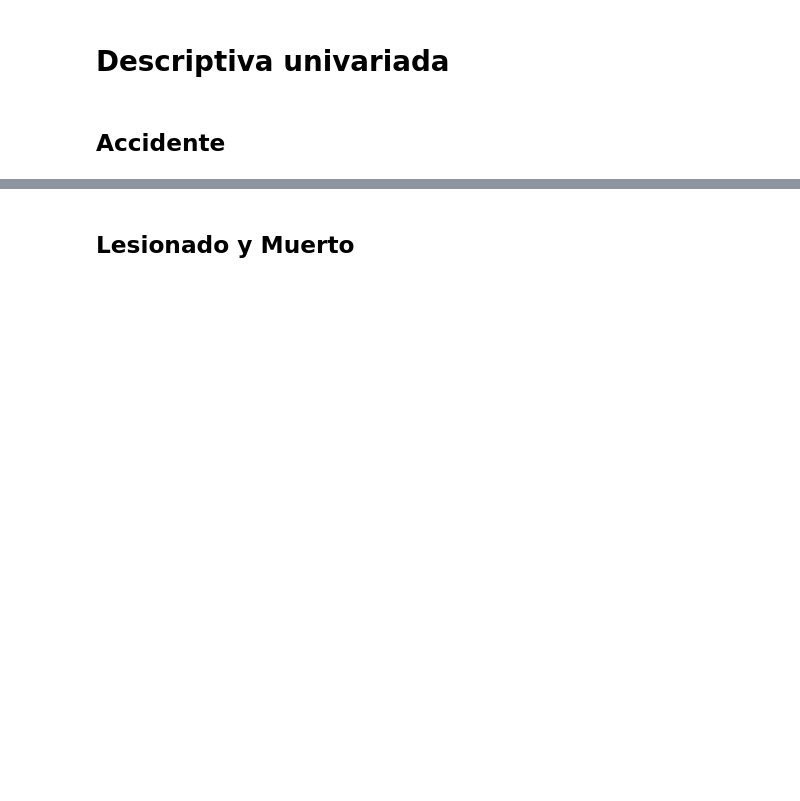
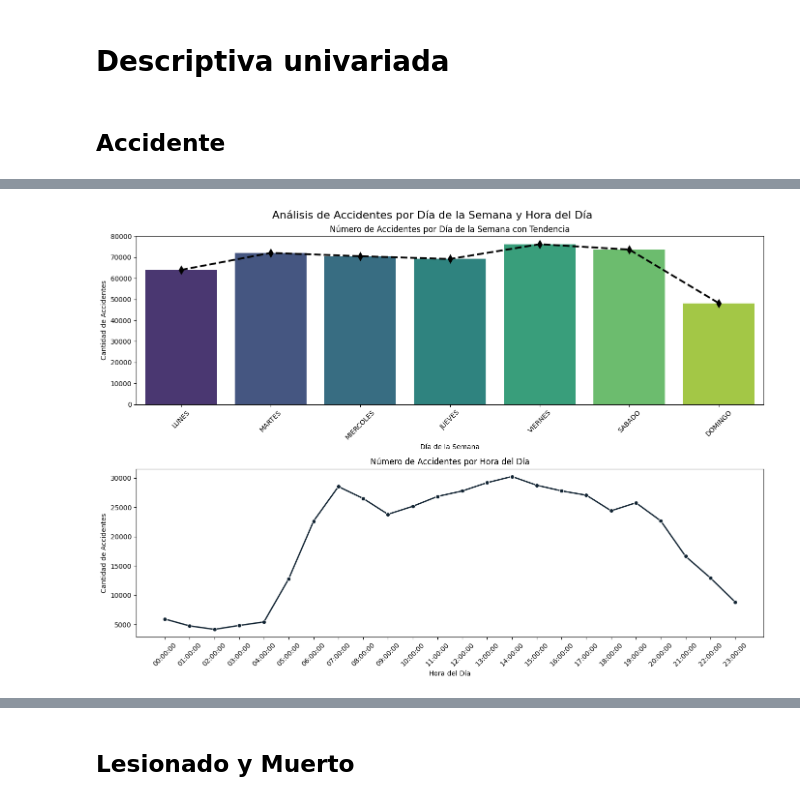
Before and after one commit to santiago-higuitau/ml_accident_bgta, a Jupyter notebook: notebooks/03_Analisis descriptivo.ipynb, the cells around one changed output, grey strips where cells are left out. Saved outputs shown, nothing was run; the diff lists cells and outputs as text; code cells hidden in the pictures; blank space fills up the shorter version.

```diff
--- a/notebooks/03_Analisis descriptivo.ipynb
+++ b/notebooks/03_Analisis descriptivo.ipynb
@@ -150,3 +205,45 @@ plt.show()
+# %%
+# Datos de ejemplo y orden de días
+tabla_dia = ACCIDENTE.groupby(['DIA_OCURRENCIA_ACC']).size().reset_index(name="CONTEO")
+orden_dias = pd.DataFrame({"DIA":["LUNES", "MARTES", "MIERCOLES", "JUEVES", "VIERNES", "SABADO", "DOMINGO"],
+                            "DIA_NUM": [1, 2, 3, 4, 5, 6, 7]})
+tabla_dia = pd.merge(tabla_dia, orden_dias, left_on="DIA_OCURRENCIA_ACC", right_on="DIA", how = "left")
+tabla_dia = tabla_dia.sort_values(by='DIA_NUM').reset_index(drop=True)
+
+# Agrupar por hora y formato de hora
+ACCIDENTE['HORA_OCURRENCIA_ACC_aux'] = pd.to_datetime(ACCIDENTE['HORA_OCURRENCIA_ACC']).dt.strftime('%H:00:00')
+tabla_hora = ACCIDENTE.groupby(['HORA_OCURRENCIA_ACC_aux']).size().reset_index(name="CONTEO")
+
+# Configuración de la figura y subtramas
+fig, (ax1, ax2) = plt.subplots(2, 1, figsize=(14, 10))
+
+# Gráfico de barras para días de la semana con línea de puntos
+sns.barplot(x='DIA_OCURRENCIA_ACC', y='CONTEO', data=tabla_dia, ax=ax1, palette='viridis')
+sns.pointplot(x='DIA_OCURRENCIA_ACC', y='CONTEO', data=tabla_dia, ax=ax1, color='black', markers='d', linestyles='--')
+ax1.set_title('Número de Accidentes por Día de la Semana con Tendencia')
+ax1.set_ylabel('Cantidad de Accidentes')
+ax1.set_xlabel('Día de la Semana')
+ax1.set_xticklabels(tabla_dia['DIA'], rotation=45)
+
+# Gráfico de dispersión (puntos) para horas del día
+sns.scatterplot(x='HORA_OCURRENCIA_ACC_aux', y='CONTEO', data=tabla_hora, ax=ax2, color=(17/255, 35/255, 50/255), marker='o', label='_nolegend_')
+
+# Gráfico de línea para horas del día
+sns.lineplot(x='HORA_OCURRENCIA_ACC_aux', y='CONTEO', data=tabla_hora, ax=ax2, color=(17/255, 35/255, 50/255), marker='o', linestyle='-', linewidth=2)
+
+ax2.set_title('Número de Accidentes por Hora del Día')
+ax2.set_ylabel('Cantidad de Accidentes')
+ax2.set_xlabel('Hora del Día')
+ax2.set_xticklabels(ax2.get_xticklabels(), rotation=45)
+
+# Título general para la figura
+fig.suptitle('Análisis de Accidentes por Día de la Semana y Hora del Día', fontsize=16)
+
+# Ajustar diseño general y mostrar
+plt.tight_layout()
+plt.show()
+# %% [output]
+[figure, added]
 # %%
 ## GRAVEDAD y CLASE_ACC
 tabla_gravedad = ACCIDENTE.groupby(["GRAVEDAD"]).size().reset_index(name="CONTEO")
```
Also changed, not shown: parts of 7 cells of this notebook, 5 other files.
